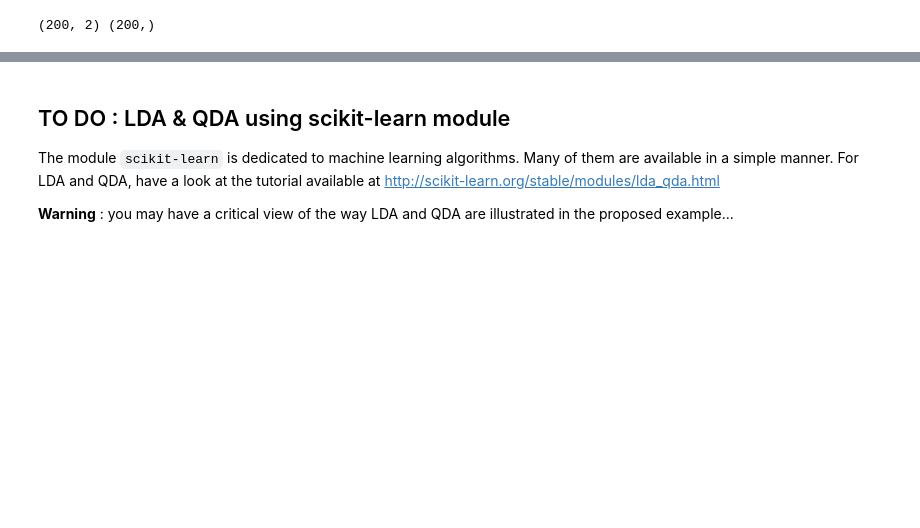
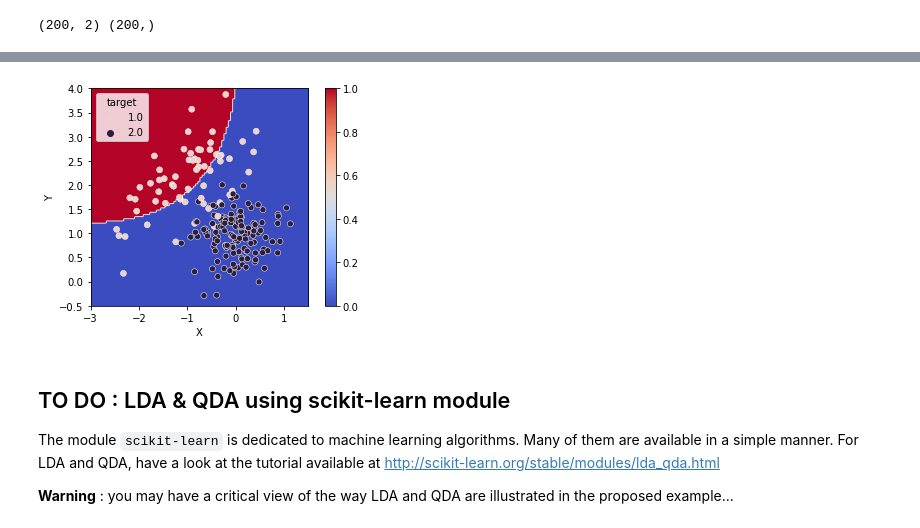
Before and after one commit to jeremdesno/python_sdia, a Jupyter notebook: TP A&D/TP2_LDA_QDA/TP2_LDA_QDA.ipynb, the cells around one changed output, grey strips where cells are left out. Cells and saved outputs as stored; diff of their text form; code cells hidden in the pictures; blank space fills up the shorter version.

```diff
--- a/TP A&D/TP2_LDA_QDA/TP2_LDA_QDA.ipynb
+++ b/TP A&D/TP2_LDA_QDA/TP2_LDA_QDA.ipynb
@@ -288,0 +308,19 @@ QDA
+# %%
+A1 = np.log(pi_1) - 0.5*log(np.linalg.det(inv_sigma_1))
+A2 = np.log(pi_2) - 0.5*log(np.linalg.det(inv_sigma_2))
+
+# Compute log probability to belong to each class
+#X doit être 2 x 1
+
+log_post_QDA1 = np.zeros((10000,1))
+log_post_QDA2 = np.zeros((10000,1))
+
+
+for i in range(x.shape[0]):
+    log_post_QDA1[i] = A1 - 0.5*(x[i,:] @ inv_sigma_1 @ x[i,:].T - x[i,:] @ inv_sigma_1 @ mu_1.T - mu_1 @ inv_sigma_1 @ x[i,:].T + mu_1 @ inv_sigma_1 @ mu_1.T)
+    log_post_QDA2[i] = A2 - 0.5*(x[i,:] @ inv_sigma_2 @ x[i,:].T - x[i,:] @ inv_sigma_2 @ mu_2.T - mu_2 @ inv_sigma_2 @ x[i,:].T + mu_2 @ inv_sigma_2 @ mu_2.T)
+
+class_L_QDA = np.where(log_post_QDA1 > log_post_QDA2, 0, 1)
+
+
+print(class_L_QDA.shape, class_L_QDA)
@@ -289,3 +335,25 @@ QDA
+# %%
+# For graphical representation  use code below for instance :
+class_L_QDA = class_L_QDA.reshape(Nx2, Nx1)
+
+
+plt.imshow(class_L_QDA, extent=(np.min(x1), np.max(x1), np.min(x2), np.max(x2)), origin='lower', cmap='coolwarm')
+
+
+# Add the test set scatterplot
+scatter = sns.scatterplot(x='X', y='Y', hue=test_df['target'], data=test_df)
+
+# Retrieve heatmap limits
+x_min, x_max = np.min(x1), np.max(x1)
+y_min, y_max = np.min(x2), np.max(x2)
+
+# Define axis limits for the scatterplot
+scatter.set_xlim(x_min, x_max)
+scatter.set_ylim(y_min, y_max)
+plt.colorbar()
+plt.show()
+# %% [output]
+[figure, added]
 # %% [markdown]
 ## TO DO : LDA & QDA using scikit-learn module
 
```
Also changed, not shown: parts of 35 cells of this notebook.
